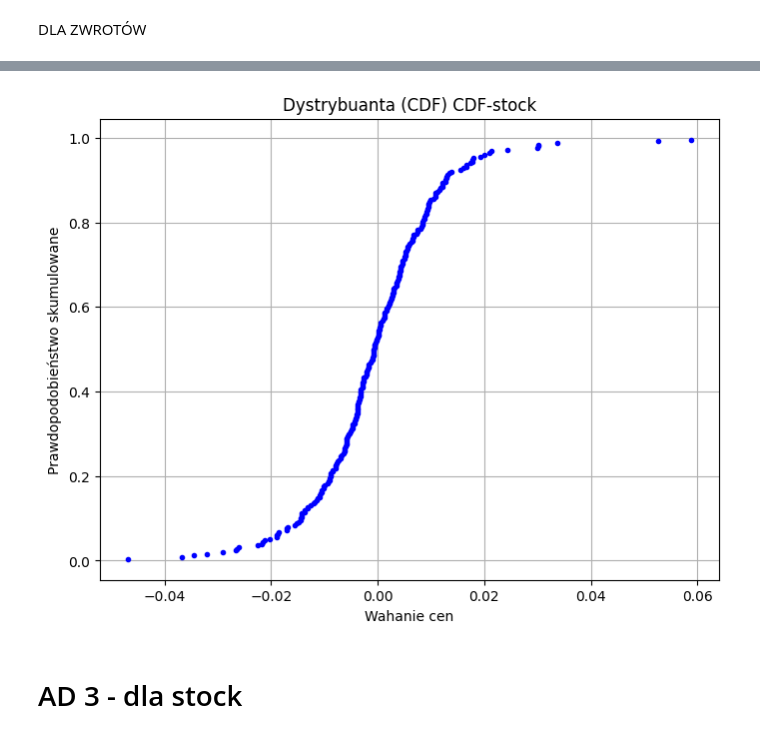
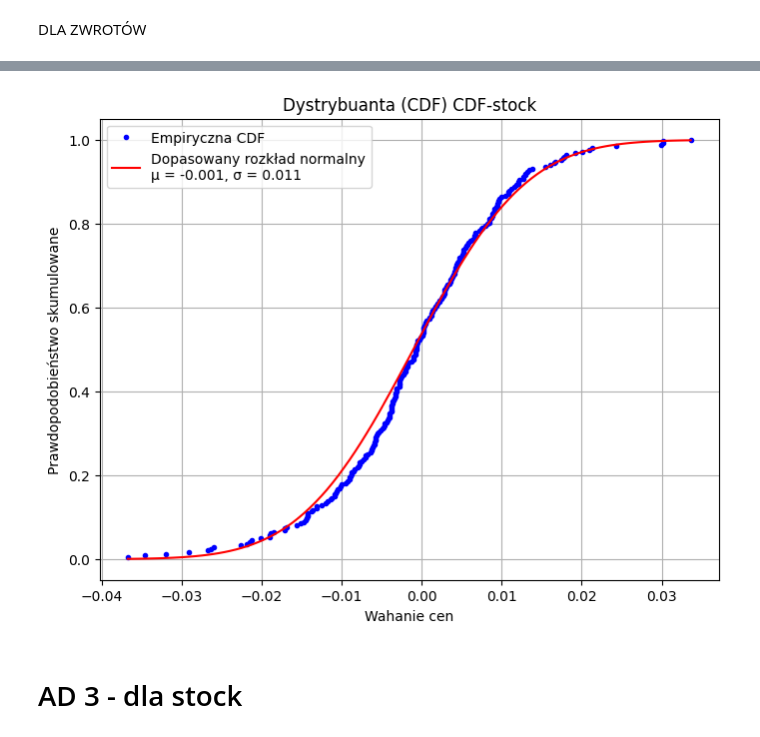
Before and after one commit to werpyr1003/Zarz-dzanie_ryzykiem_McDonald_Corporation, a Jupyter notebook: Projekt_2/Kody.ipynb, the cells around one changed output, grey strips where cells are left out. Cells and saved outputs as stored; diff of their text form; code cells hidden in the pictures.

```diff
--- a/Projekt_2/Kody.ipynb
+++ b/Projekt_2/Kody.ipynb
@@ -508,21 +592,47 @@ plot_multiple_cdfs(data_dict)
-# %%
-def plot_cdf(data, title = ''):
-    sorted_data = np.sort(data)
-
-    cdf = np.arange(1, len(sorted_data) + 1) / len(sorted_data)
-
-    plt.figure(figsize=(8, 6))
-    plt.plot(sorted_data, cdf, marker='.', linestyle='none', color='blue')
-
-    plt.title(f"Dystrybuanta (CDF) {title}")
-    plt.xlabel("Wahanie cen")
-    plt.ylabel("Prawdopodobieństwo skumulowane")
-    plt.grid(True)
-    plt.show()
-
-plot_cdf(logret_stock_data,'CDF-stock')
-# %% [output]
-[figure, removed]
+# %%
+import numpy as np
+import matplotlib.pyplot as plt
+from scipy import stats
+
+def plot_cdf(data, title=''):
+    # Usuwanie brakujących danych (NaN)
+    data = data[~np.isnan(data)]
+
+    # Usuwanie wartości ekstremalnych (np. powyżej 3 odchyleń standardowych od średniej)
+    mean = np.mean(data)
+    std = np.std(data)
+    data = data[(data > mean - 3*std) & (data < mean + 3*std)]
+
+    # Obliczanie CDF danych
+    sorted_data = np.sort(data)
+    cdf = np.arange(1, len(sorted_data) + 1) / len(sorted_data)
+
+    # Rysowanie CDF
+    plt.figure(figsize=(8, 6))
+    plt.plot(sorted_data, cdf, marker='.', linestyle='none', color='blue', label="Empiryczna CDF")
+
+    # Dopasowanie rozkładu normalnego
+    mu, std = stats.norm.fit(data)
+    x = np.linspace(sorted_data.min(), sorted_data.max(), 100)
+    normal_pdf = stats.norm.pdf(x, mu, std)
+    normal_cdf = np.cumsum(normal_pdf) * (x[1] - x[0])  # Skumulowana funkcja rozkładu normalnego
+
+    # Rysowanie dopasowanego rozkładu normalnego
+    label = f"Dopasowany rozkład normalny\nμ = {mu:.3f}, σ = {std:.3f}"
+    plt.plot(x, normal_cdf, 'r-', label=label)
+
+    # Ustawienia wykresu
+    plt.title(f"Dystrybuanta (CDF) {title}")
+    plt.xlabel("Wahanie cen")
+    plt.ylabel("Prawdopodobieństwo skumulowane")
+    plt.grid(True)
+    plt.legend()
+    plt.show()
+
+# Przykładowe dane - musisz dostarczyć odpowiednie dane dla zmiennej logret_stock_data
+plot_cdf(logret_stock_data, 'CDF-stock')
+# %% [output]
+[figure, added]
 # %% [markdown]
 # AD 3 - dla stock
 # %%
```
Also changed, not shown: parts of 5 cells of this notebook.
